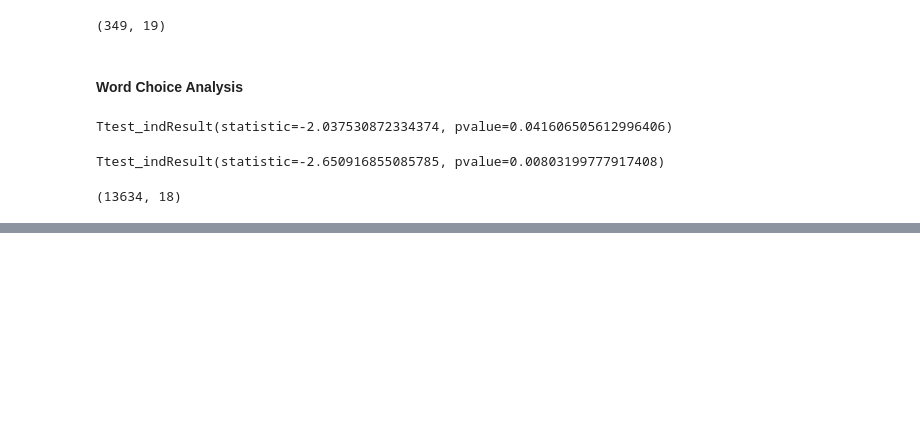
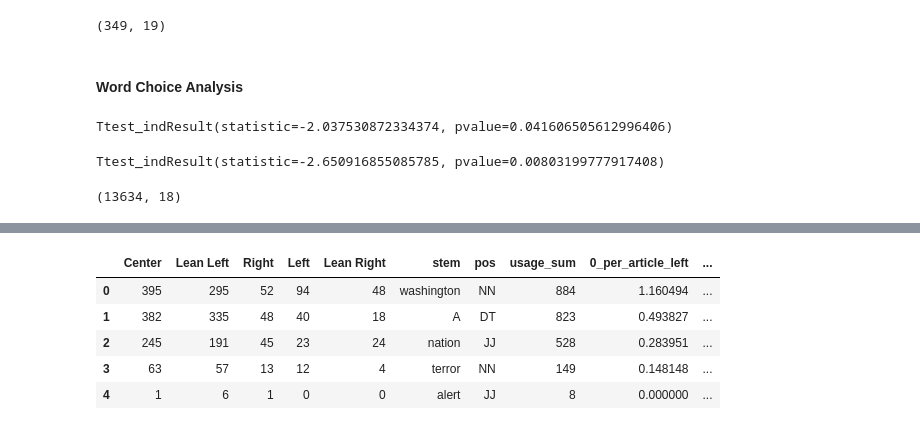
Before and after one commit to NuoWenLei/AAPI-text-analysis-project, a Jupyter notebook: notebooks/ML_analysis.ipynb, the cells around one changed output, grey strips where cells are left out. Saved outputs shown, nothing was run; the diff lists cells and outputs as text; code cells hidden in the pictures; blank space fills up the shorter version.

```diff
--- a/notebooks/ML_analysis.ipynb
+++ b/notebooks/ML_analysis.ipynb
@@ -564,0 +853,10 @@ body_df.shape # Ample sample size of over 13,000
+# %%
+body_df = pd.read_csv(os.path.join(main_path, "body_stem_dataframe.csv"))
+body_df.head()
+# %% [output]
+|  | Center | Lean Left | Right | Left | Lean Right | stem | pos | usage_sum | 0_per_article_left | ... |
+| 0 | 395 | 295 | 52 | 94 | 48 | washington | NN | 884 | 1.160494 | ... |
+| 1 | 382 | 335 | 48 | 40 | 18 | A | DT | 823 | 0.493827 | ... |
+| 2 | 245 | 191 | 45 | 23 | 24 | nation | JJ | 528 | 0.283951 | ... |
+| 3 | 63 | 57 | 13 | 12 | 4 | terror | NN | 149 | 0.148148 | ... |
+| 4 | 1 | 6 | 1 | 0 | 0 | alert | JJ | 8 | 0.000000 | ... |
```
Also changed, not shown: parts of 149 cells of this notebook.
